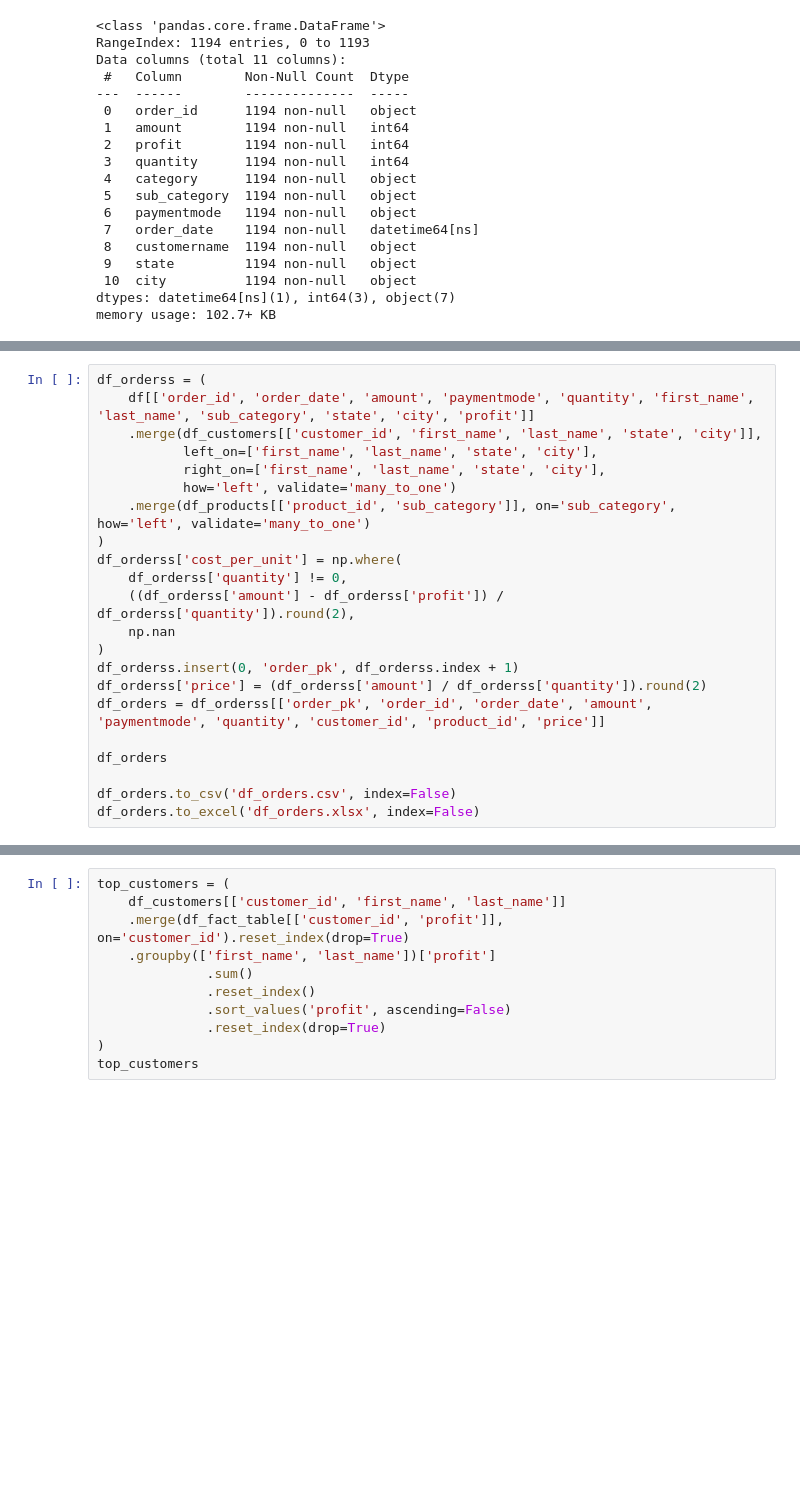
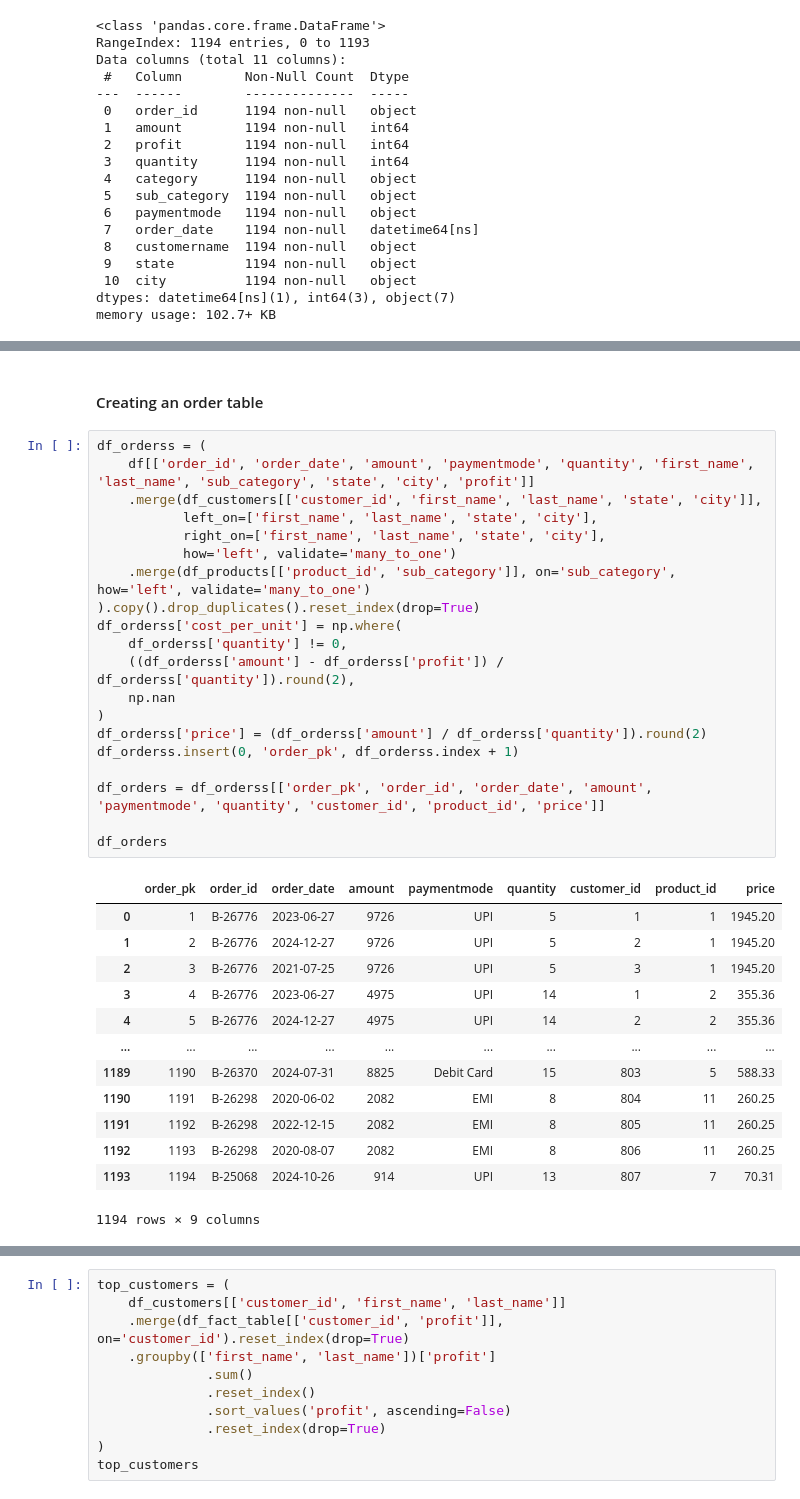
Before and after one commit to Adewaleilesanmi001/Platform-for-Strategic-Retail-Decisions, a Jupyter notebook: sales_intelligence.ipynb, the cells around one changed output, grey strips where cells are left out. Cells and saved outputs as stored; diff of their text form; blank space fills up the shorter version.

```diff
--- a/sales_intelligence.ipynb
+++ b/sales_intelligence.ipynb
@@ -220,22 +242,36 @@ df_customers.to_excel('df_customers.xlsx', index=False)
+# %% [markdown]
+#### Creating an order table
 # %%
 df_orderss = (
     df[['order_id', 'order_date', 'amount', 'paymentmode', 'quantity', 'first_name', 'last_name', 'sub_category', 'state', 'city', 'profit']]
     .merge(df_customers[['customer_id', 'first_name', 'last_name', 'state', 'city']],
            left_on=['first_name', 'last_name', 'state', 'city'],
            right_on=['first_name', 'last_name', 'state', 'city'],
            how='left', validate='many_to_one')
     .merge(df_products[['product_id', 'sub_category']], on='sub_category', how='left', validate='many_to_one')
-)
+).copy().drop_duplicates().reset_index(drop=True)
 df_orderss['cost_per_unit'] = np.where(
     df_orderss['quantity'] != 0,
     ((df_orderss['amount'] - df_orderss['profit']) / df_orderss['quantity']).round(2),
     np.nan
 )
+df_orderss['price'] = (df_orderss['amount'] / df_orderss['quantity']).round(2)
 df_orderss.insert(0, 'order_pk', df_orderss.index + 1)
-df_orderss['price'] = (df_orderss['amount'] / df_orderss['quantity']).round(2)
+
 df_orders = df_orderss[['order_pk', 'order_id', 'order_date', 'amount', 'paymentmode', 'quantity', 'customer_id', 'product_id', 'price']]
 
 df_orders
-
-df_orders.to_csv('df_orders.csv', index=False)
-df_orders.to_excel('df_orders.xlsx', index=False)
+# %% [output]
+|  | order_pk | order_id | order_date | amount | paymentmode | quantity | customer_id | product_id | price |
+| 0 | 1 | B-26776 | 2023-06-27 | 9726 | UPI | 5 | 1 | 1 | 1945.20 |
+| 1 | 2 | B-26776 | 2024-12-27 | 9726 | UPI | 5 | 2 | 1 | 1945.20 |
+| 2 | 3 | B-26776 | 2021-07-25 | 9726 | UPI | 5 | 3 | 1 | 1945.20 |
+| 3 | 4 | B-26776 | 2023-06-27 | 4975 | UPI | 14 | 1 | 2 | 355.36 |
+| 4 | 5 | B-26776 | 2024-12-27 | 4975 | UPI | 14 | 2 | 2 | 355.36 |
+| ... | ... | ... | ... | ... | ... | ... | ... | ... | ... |
+| 1189 | 1190 | B-26370 | 2024-07-31 | 8825 | Debit Card | 15 | 803 | 5 | 588.33 |
+| 1190 | 1191 | B-26298 | 2020-06-02 | 2082 | EMI | 8 | 804 | 11 | 260.25 |
+| 1191 | 1192 | B-26298 | 2022-12-15 | 2082 | EMI | 8 | 805 | 11 | 260.25 |
+| 1192 | 1193 | B-26298 | 2020-08-07 | 2082 | EMI | 8 | 806 | 11 | 260.25 |
+| 1193 | 1194 | B-25068 | 2024-10-26 | 914 | UPI | 13 | 807 | 7 | 70.31 |
+1194 rows × 9 columns
```
Also changed, not shown: parts of 53 cells of this notebook, 10 other files.
